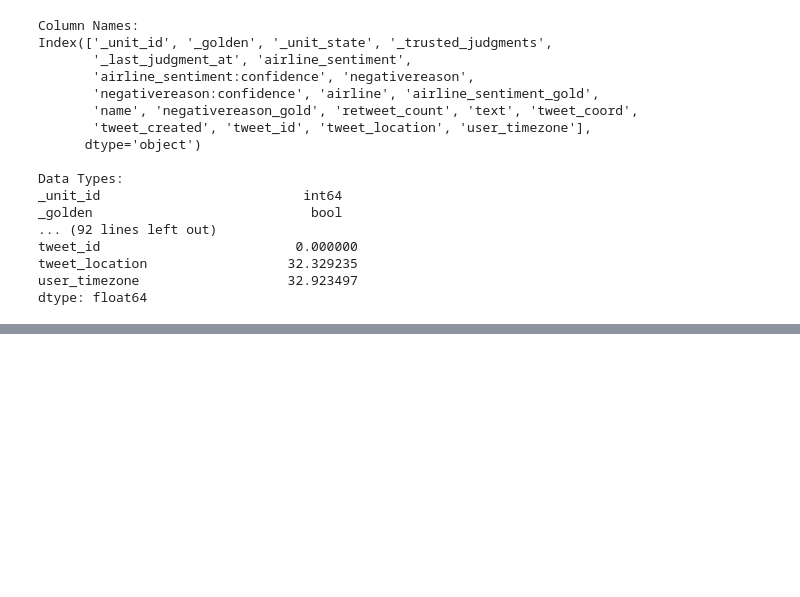
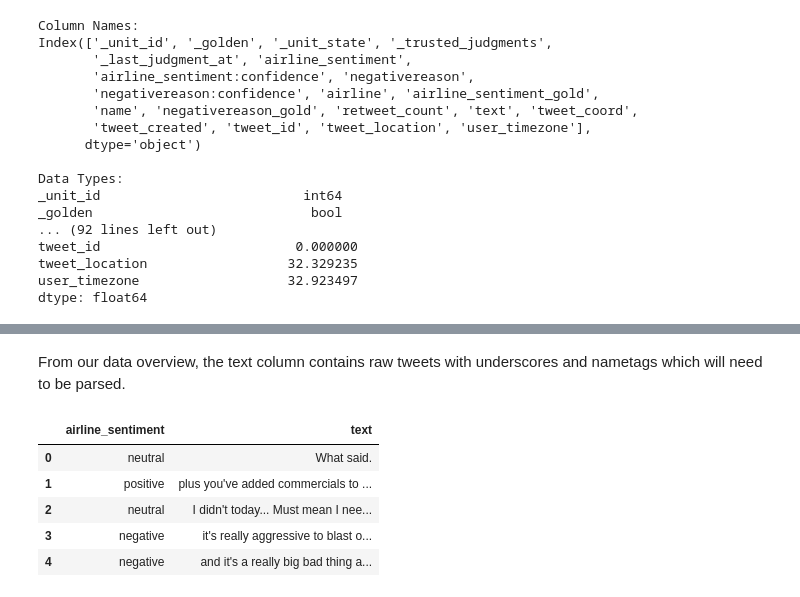
Before and after one commit to JEr1yAnalst/Group2-Capstone-project, a Jupyter notebook: notebook.ipynb, the cells around one changed output, grey strips where cells are left out. Saved outputs shown, nothing was run; the diff lists cells and outputs as text; code cells hidden in the pictures; blank space fills up the shorter version.

```diff
--- a/notebook.ipynb
+++ b/notebook.ipynb
@@ -196,0 +241,20 @@ dtype: float64
+# %% [markdown]
+From our data overview, the text column contains raw tweets with underscores and nametags which will need to be parsed.
+# %%
+def remove_nametags(sentence):
+    """A simple function to remove name tags"""
+    clean_words = []
+    for word in sentence.split():
+        if "@" not in word:
+            clean_words.append(word)
+    return " ".join(clean_words)
+
+tweet_df["text"] = tweet_df["text"].apply(remove_nametags)
+tweet_df.head()
+# %% [output]
+|  | airline_sentiment | text |
+| 0 | neutral | What said. |
+| 1 | positive | plus you've added commercials to ... |
+| 2 | neutral | I didn't today... Must mean I nee... |
+| 3 | negative | it's really aggressive to blast o... |
+| 4 | negative | and it's a really big bad thing a... |
```
Also changed, not shown: parts of 18 cells of this notebook.
